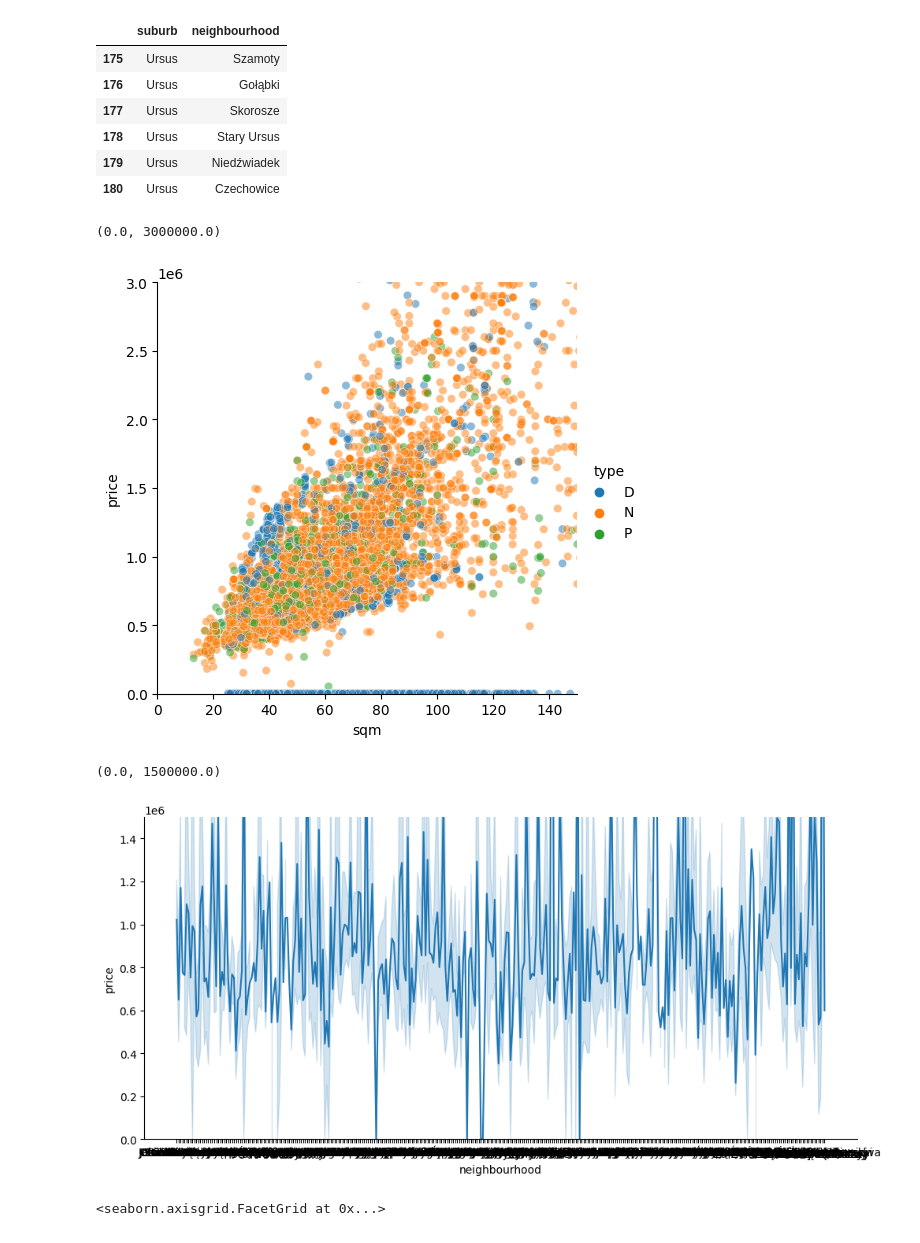
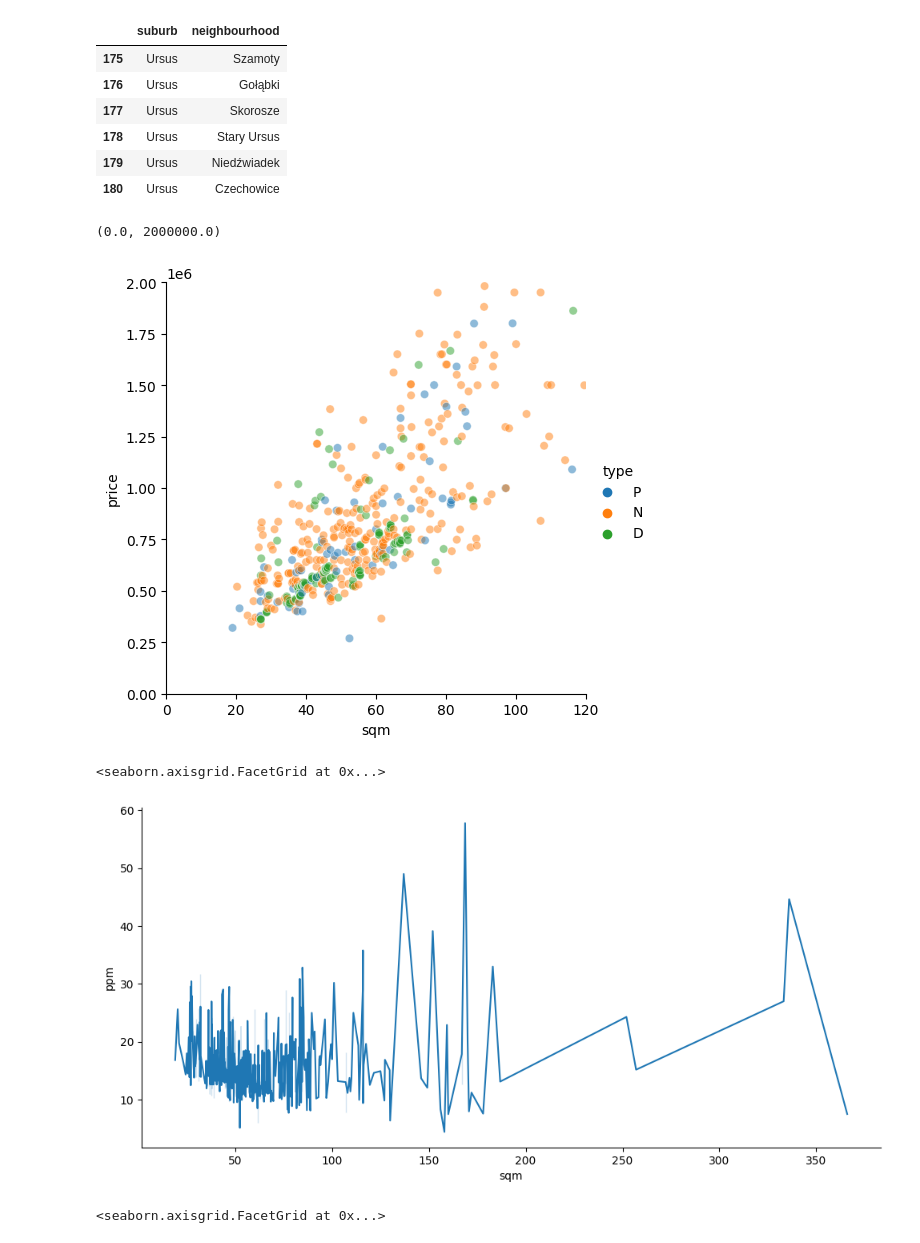
Before and after one commit to krawczyk071/pandas-projects, a Jupyter notebook: otodom/stepA1.ipynb, the cells around one changed output. Drawn from its saved outputs; the diff is of its cells as text; code cells hidden in the pictures.

Commit message:
full data

```diff
--- a/otodom/stepA1.ipynb
+++ b/otodom/stepA1.ipynb
@@ -22,3 +22,13 @@ df
 # %%
 colset1= ['link', 'name', 'sqm','price', 'rooms', 'suburb','neighbourhood',  'type']
 df2=df[colset1].sort_values('suburb')
+# %%
+# 1 odfiltrowac te bez ceny
+df2.price.replace(-1,np.nan,inplace=True)
+df2 = df2[df2.price.notna()]
+# %%
+ursus = df2[df2.suburb=='Ursus'].sort_values('sqm')
+# %%
+pd.set_option('display.max_colwidth', None)
+ursus['ppm']=round((ursus.price/ursus.sqm)/1000,2)
+ursus[ursus.sqm<70].sort_values('ppm')
@@ -92,19 +116,19 @@ suburbs[suburbs['suburb']=='Ursus']
 import seaborn as sns
 import matplotlib.pyplot as plt
 # %%
-sns.relplot(x='sqm', y='price', data=df2, kind='scatter', hue='type', alpha=0.5)
-plt.xlim(0,150)
-plt.ylim(0,3000000)
+sns.relplot(x='sqm', y='price', data=ursus, kind='scatter', hue='type', alpha=0.5)
+plt.xlim(0,120)
+plt.ylim(0,2000000)
 # %% [output]
-(0.0, 3000000.0)
+(0.0, 2000000.0)
-[figure, old version]
+[figure, new version]
 # %%
 # df3e=df3[df3.rok>'1950-01-01']
-sns.relplot(x='neighbourhood', y='price', data=df2, kind='line',aspect=2)
-plt.ylim(0,1500000)
+sns.relplot(x='sqm', y='ppm', data=ursus, kind='line',aspect=2)
+# plt.ylim(0,1500000)
 # %% [output]
-(0.0, 1500000.0)
+<seaborn.axisgrid.FacetGrid at 0x...>
-[figure, old version]
+[figure, new version]
 # %%
 sns.catplot(x='rooms', y='price', data=df2, kind='bar')
 #plt.xlim(0,5)
```
Also changed, not shown: parts of 6 cells of this notebook, 5 other files.
